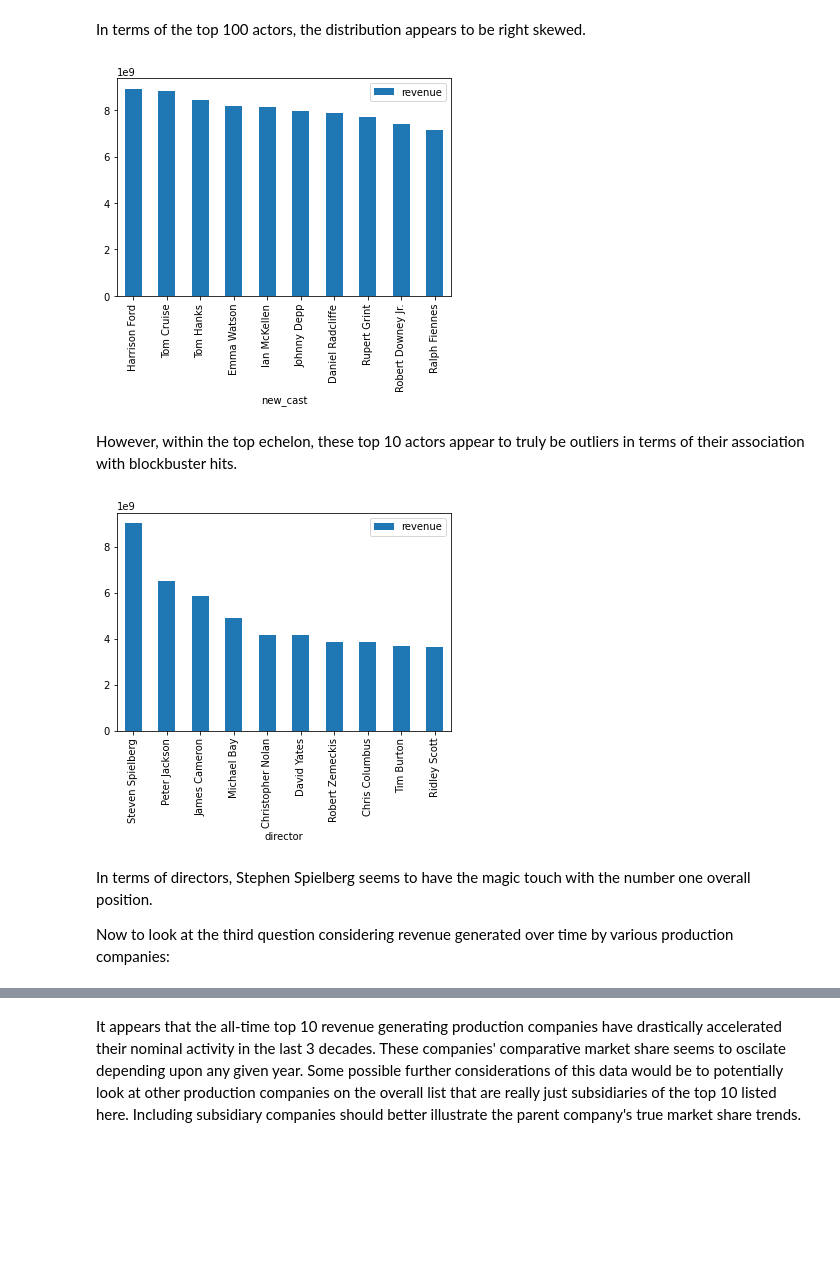
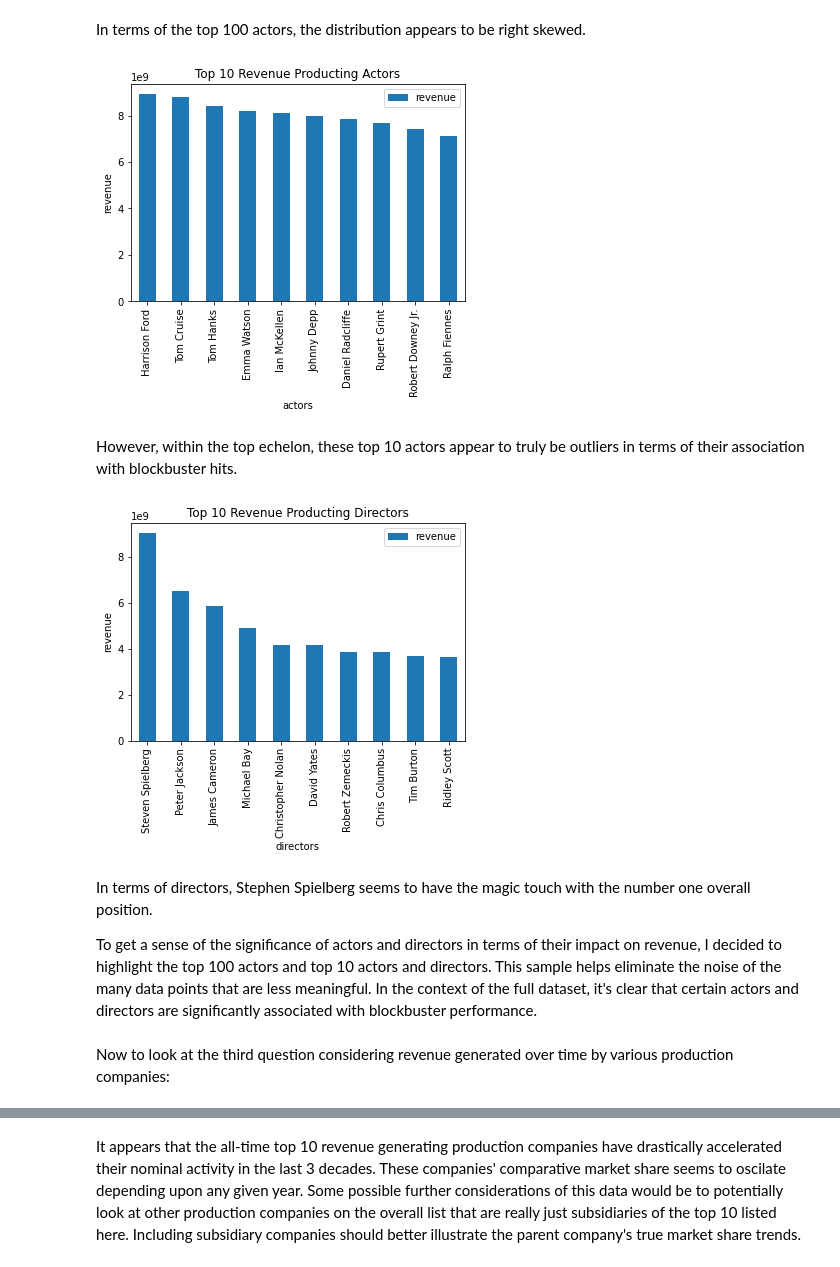
Before and after one commit to hedelman4/investdataset, a Jupyter notebook: movie_data.ipynb, the cells around one changed output, grey strips where cells are left out. Saved outputs shown, nothing was run; the diff lists cells and outputs as text; code cells hidden in the pictures; blank space fills up the shorter version.

```diff
--- a/movie_data.ipynb
+++ b/movie_data.ipynb
@@ -214,17 +231,25 @@ ax.hist(df_cast_dir_merge['revenue'].head(100),bins = 10, alpha=.5, label='reven
 # %% [markdown]
 In terms of the top 100 actors, the distribution appears to be right skewed.
 # %%
-df_cast_dir_merge.head(10).plot.bar(x='new_cast',y='revenue');
+df_cast_dir_merge.head(10).plot.bar(x='new_cast',y='revenue')
+plt.title("Top 10 Revenue Producting Actors")
+plt.xlabel("actors")
+plt.ylabel("revenue");
 # %% [output]
-[figure, old version]
+[figure, new version]
 # %% [markdown]
 However, within the top echelon, these top 10 actors appear to truly be outliers in terms of their association with blockbuster hits.
 # %%
-df_cast_dir.groupby(['director'])['revenue'].sum().sort_values(ascending = False).reset_index().head(10).plot.bar(x='director',y='revenue');
+df_cast_dir.groupby(['director'])['revenue'].sum().sort_values(ascending = False).reset_index().head(10).plot.bar(x='director',y='revenue')
+plt.title("Top 10 Revenue Producting Directors")
+plt.xlabel("directors")
+plt.ylabel("revenue");
 # %% [output]
-[figure, old version]
+[figure, new version]
 # %% [markdown]
 In terms of directors, Stephen Spielberg seems to have the magic touch with the number one overall position.
 
-Now to look at the third question considering revenue generated over time by various production companies:
+To get a sense of the significance of actors and directors in terms of their impact on revenue, I decided to highlight the top 100 actors and top 10 actors and directors. This sample helps eliminate the noise of the many data points that are less meaningful. In the context of the full dataset, it's clear that certain actors and directors are significantly associated with blockbuster performance.
+# %% [markdown]
+Now to look at the third question considering revenue generated over time by various production companies:
 # %%
```
Also changed, not shown: parts of 18 cells of this notebook.
